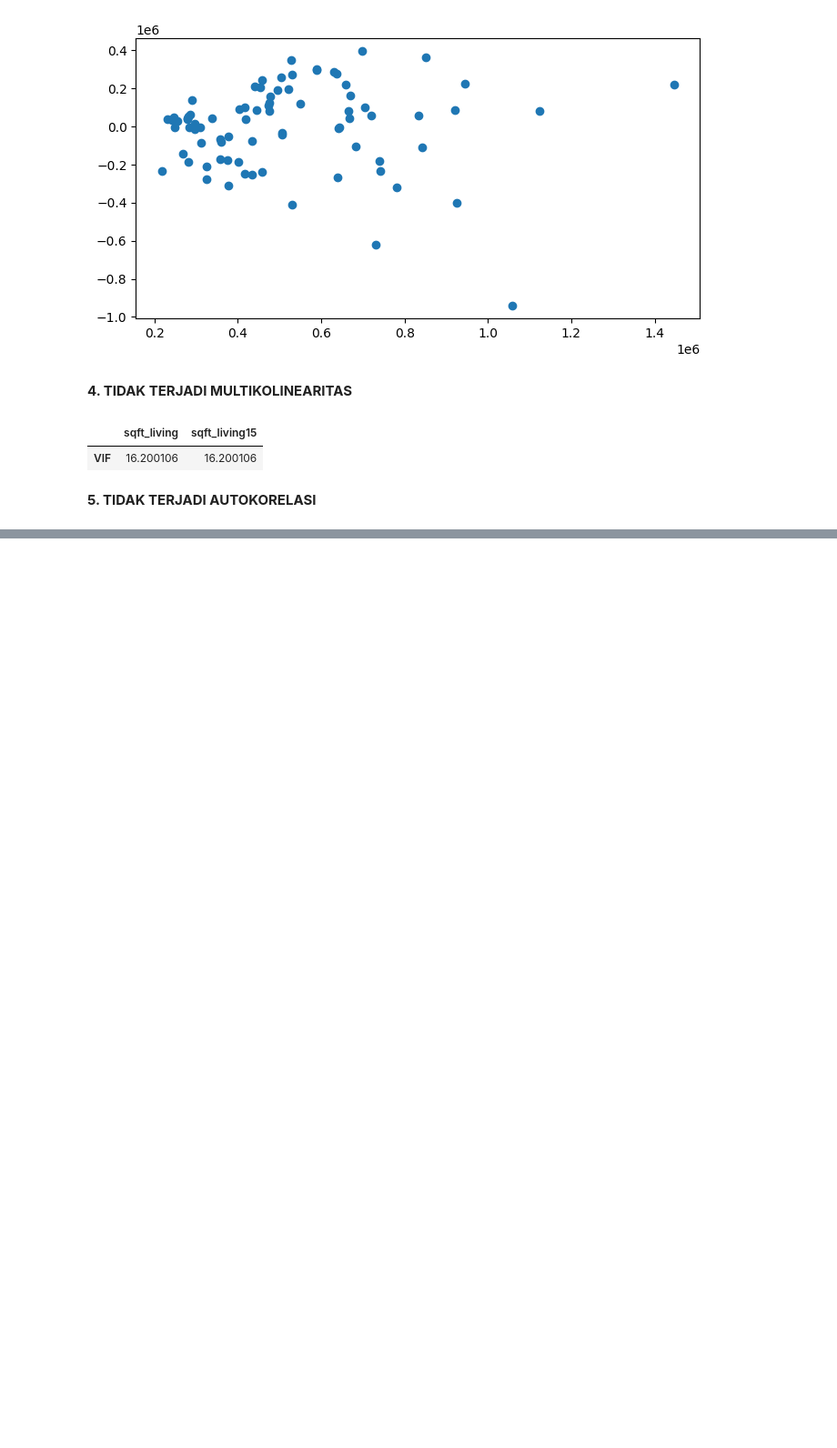
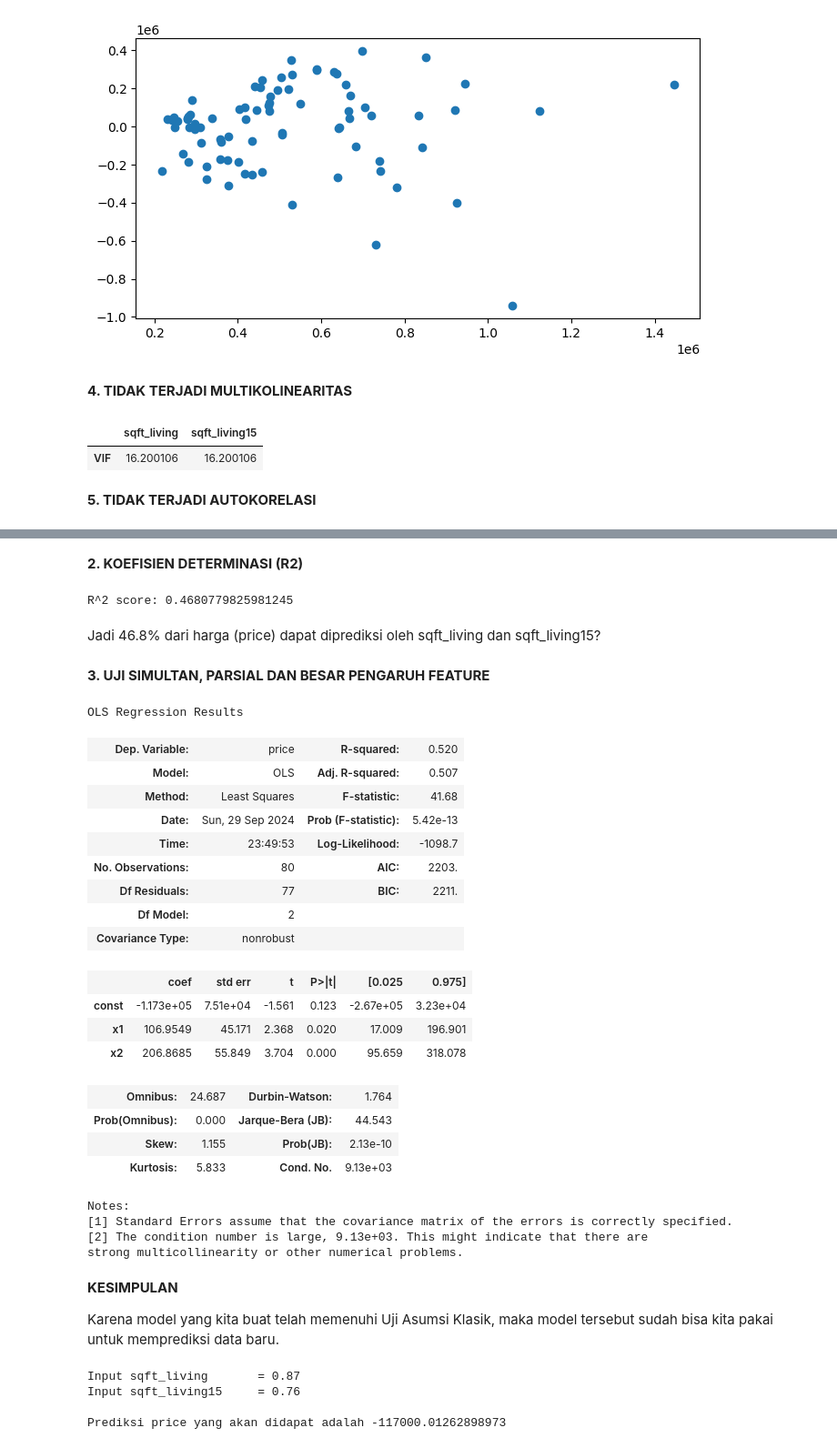
Before and after one commit to itisss/Hands-On-Orbit_Cosmic-, a Jupyter notebook: ML_1_Korelasi_dan_Regresi.ipynb, the cells around one changed output, grey strips where cells are left out. Shown at 91% size. Cells and saved outputs as stored; diff of their text form; code cells hidden in the pictures; blank space fills up the shorter version.

```diff
--- a/ML_1_Korelasi_dan_Regresi.ipynb
+++ b/ML_1_Korelasi_dan_Regresi.ipynb
@@ -738,0 +789,56 @@ Karena nilai dw (1.764) berada diantara nilai du (1.634) dan 4-du (2.366), maka
+# %% [markdown]
+**2. KOEFISIEN DETERMINASI (R2)**
+# %%
+print(f'R^2 score: {lin_reg.score(X, Y)}')
+# %% [output]
+R^2 score: 0.4680779825981245
+# %% [markdown]
+Jadi 46.8% dari harga (price) dapat diprediksi oleh sqft_living dan sqft_living15?
+# %% [markdown]
+**3. UJI SIMULTAN, PARSIAL DAN BESAR PENGARUH FEATURE**
+# %%
+linreg.summary()
+# %% [output]
+OLS Regression Results
+| Dep. Variable: | price | R-squared: | 0.520 |
+| Model: | OLS | Adj. R-squared: | 0.507 |
+| Method: | Least Squares | F-statistic: | 41.68 |
+| Date: | Sun, 29 Sep 2024 | Prob (F-statistic): | 5.42e-13 |
+| Time: | 23:49:53 | Log-Likelihood: | -1098.7 |
+| No. Observations: | 80 | AIC: | 2203. |
+| Df Residuals: | 77 | BIC: | 2211. |
+| Df Model: | 2 |  |  |
+| Covariance Type: | nonrobust |  |  |
+|  | coef | std err | t | P>|t| | [0.025 | 0.975] |
+| const | -1.173e+05 | 7.51e+04 | -1.561 | 0.123 | -2.67e+05 | 3.23e+04 |
+| x1 | 106.9549 | 45.171 | 2.368 | 0.020 | 17.009 | 196.901 |
+| x2 | 206.8685 | 55.849 | 3.704 | 0.000 | 95.659 | 318.078 |
+| Omnibus: | 24.687 | Durbin-Watson: | 1.764 |
+| Prob(Omnibus): | 0.000 | Jarque-Bera (JB): | 44.543 |
+| Skew: | 1.155 | Prob(JB): | 2.13e-10 |
+| Kurtosis: | 5.833 | Cond. No. | 9.13e+03 |
+Notes:
+[1] Standard Errors assume that the covariance matrix of the errors is correctly specified.
+[2] The condition number is large, 9.13e+03. This might indicate that there are
+strong multicollinearity or other numerical problems.
+# %% [markdown]
+**KESIMPULAN**
+
+Karena model yang kita buat telah memenuhi Uji Asumsi Klasik, maka model tersebut sudah bisa kita pakai untuk memprediksi data baru.
+# %%
+# Input data baru
+sqft_living = float(input('Input sqft_living\t= '))
+sqft_living15 = float(input('Input sqft_living15\t= '))
+data_baru = [[sqft_living, sqft_living15]]
+
+# Prediksi data baru menggunakan model Regresi Linear
+hasil_prediksi = lin_reg.predict(data_baru)
+hasil_prediksi = float(hasil_prediksi)
+
+# Cetak hasil prediksi (price)
+print('\nPrediksi price yang akan didapat adalah', hasil_prediksi)
+# %% [output]
+Input sqft_living       = 0.87
+Input sqft_living15     = 0.76
+
+Prediksi price yang akan didapat adalah -117000.01262898973
```
Also changed, not shown: parts of 7 cells of this notebook.
